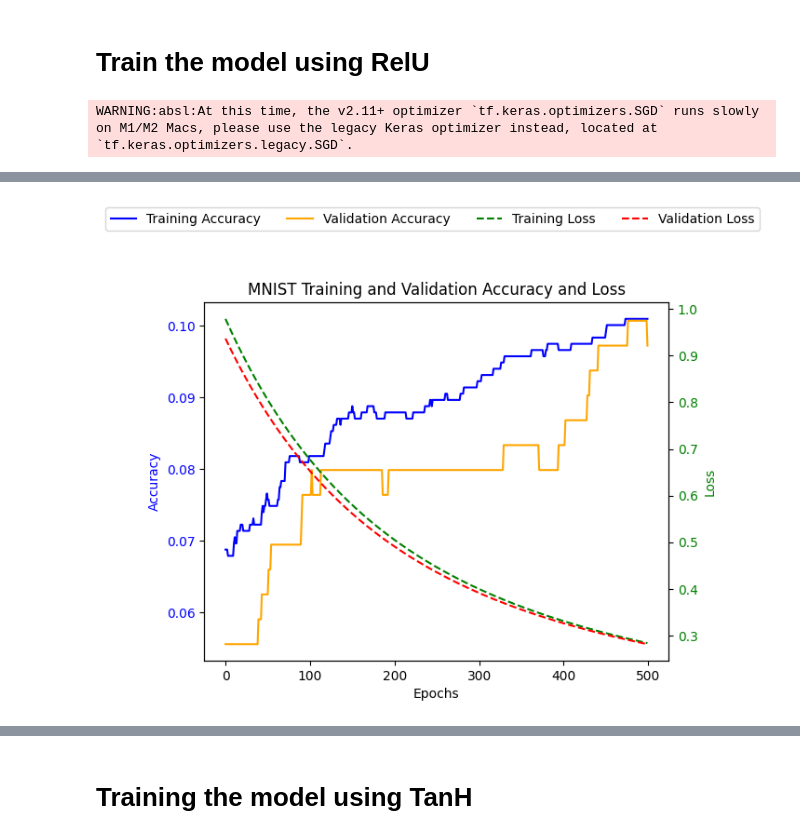
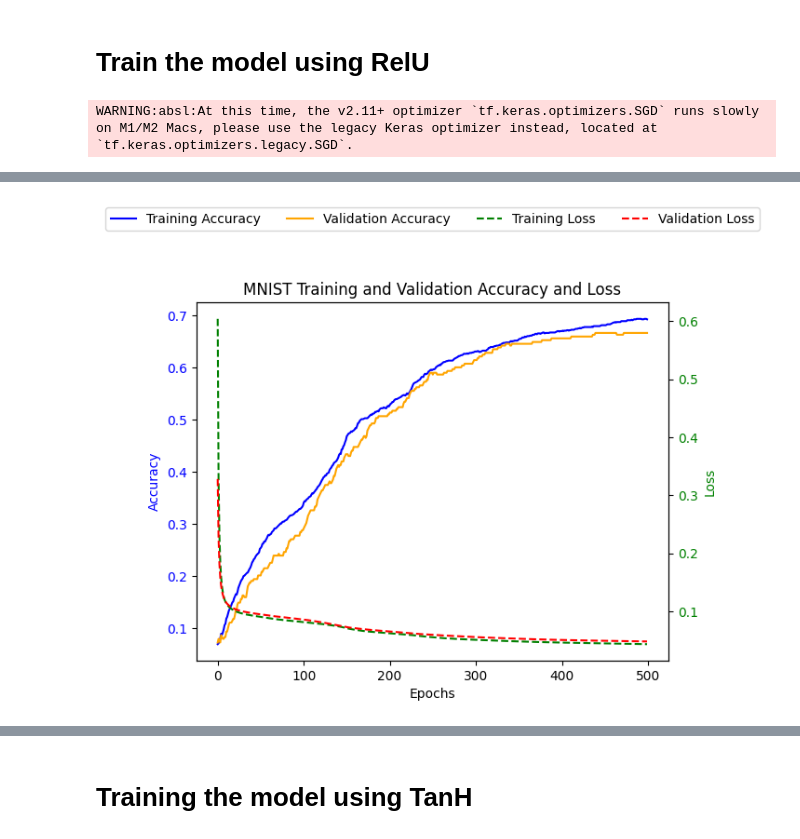
Before and after one commit to rlnasuti/MultilayerPerceptron, a Jupyter notebook: task4.ipynb, the cells around one changed output, grey strips where cells are left out. Cells and saved outputs as stored; diff of their text form; code cells hidden in the pictures.

```diff
--- a/task4.ipynb
+++ b/task4.ipynb
@@ -95,7 +95,7 @@ mnist_model = Sequential([
 ])
 
 # Compile the model
-mnist_model.compile(optimizer=SGD(learning_rate=0.000035), loss='mean_squared_error', metrics=['accuracy'])
+mnist_model.compile(optimizer=SGD(learning_rate=0.01), loss='mean_squared_error', metrics=['accuracy'])
 
 # Train the model
 mnist_history = mnist_model.fit(X_mnist_train, y_mnist_train, validation_data=(X_mnist_val, y_mnist_val), epochs=500)
@@ -148 +148 @@ Epoch 500/500
-[figure, old version]
+[figure, new version]
```
Also changed, not shown: parts of 1 cell of this notebook.
